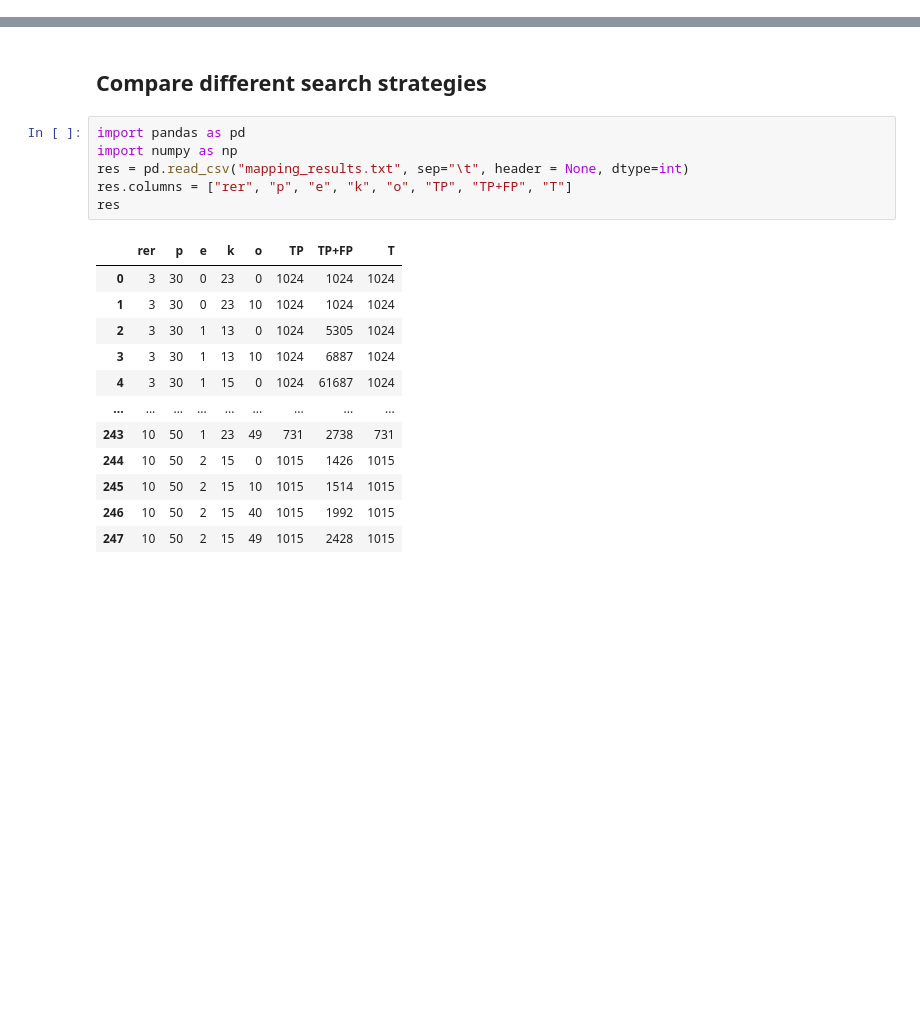
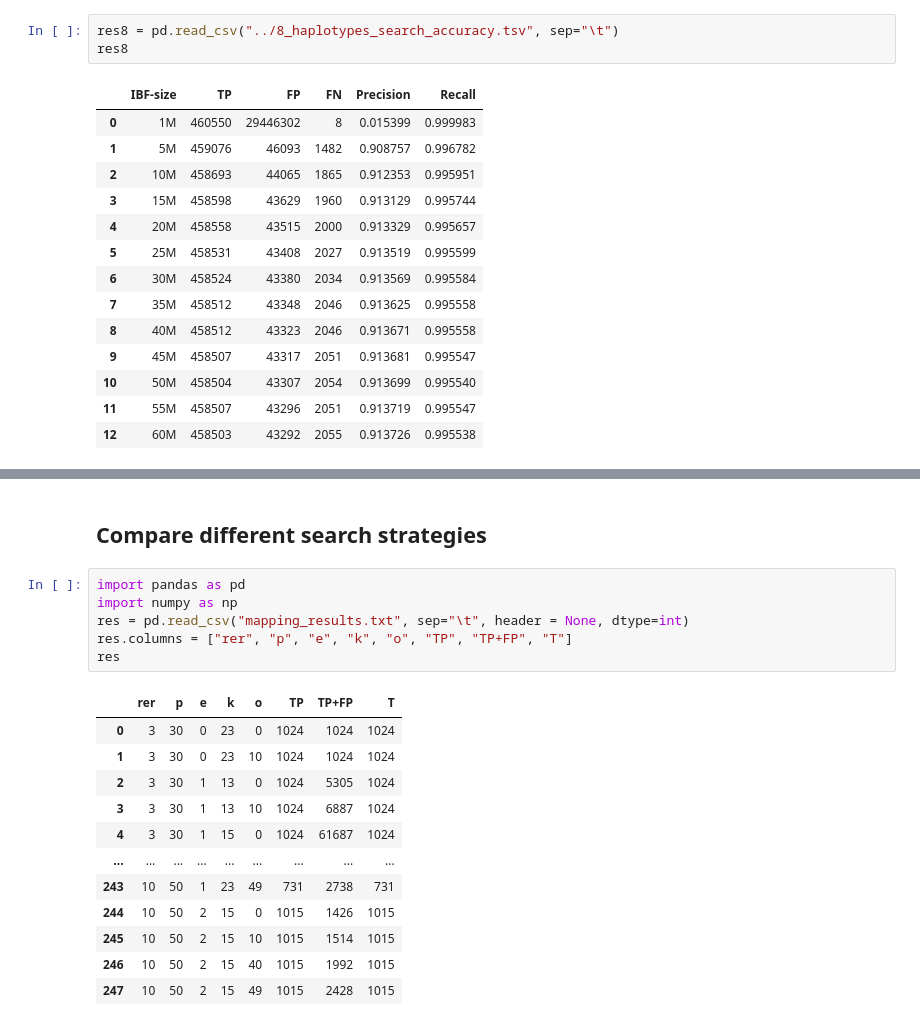
Before and after one commit to eaasna/test-DREAM-stellar, a Jupyter notebook: valik-parameters/scripts/Assess accuracy.ipynb, the cells around one changed output, grey strips where cells are left out. Drawn from its saved outputs; the diff is of its cells as text; blank space fills up the shorter version.

```diff
--- a/valik-parameters/scripts/Assess accuracy.ipynb
+++ b/valik-parameters/scripts/Assess accuracy.ipynb
@@ -198,0 +124,18 @@ print(str(c), " files were processed")
+# %%
+res8 = pd.read_csv("../8_haplotypes_search_accuracy.tsv", sep="\t")
+res8
+# %% [output]
+|  | IBF-size | TP | FP | FN | Precision | Recall |
+| 0 | 1M | 460550 | 29446302 | 8 | 0.015399 | 0.999983 |
+| 1 | 5M | 459076 | 46093 | 1482 | 0.908757 | 0.996782 |
+| 2 | 10M | 458693 | 44065 | 1865 | 0.912353 | 0.995951 |
+| 3 | 15M | 458598 | 43629 | 1960 | 0.913129 | 0.995744 |
+| 4 | 20M | 458558 | 43515 | 2000 | 0.913329 | 0.995657 |
+| 5 | 25M | 458531 | 43408 | 2027 | 0.913519 | 0.995599 |
+| 6 | 30M | 458524 | 43380 | 2034 | 0.913569 | 0.995584 |
+| 7 | 35M | 458512 | 43348 | 2046 | 0.913625 | 0.995558 |
+| 8 | 40M | 458512 | 43323 | 2046 | 0.913671 | 0.995558 |
+| 9 | 45M | 458507 | 43317 | 2051 | 0.913681 | 0.995547 |
+| 10 | 50M | 458504 | 43307 | 2054 | 0.913699 | 0.995540 |
+| 11 | 55M | 458507 | 43296 | 2051 | 0.913719 | 0.995547 |
+| 12 | 60M | 458503 | 43292 | 2055 | 0.913726 | 0.995538 |
```
Also changed, not shown: parts of 24 cells of this notebook, 10 other files.
